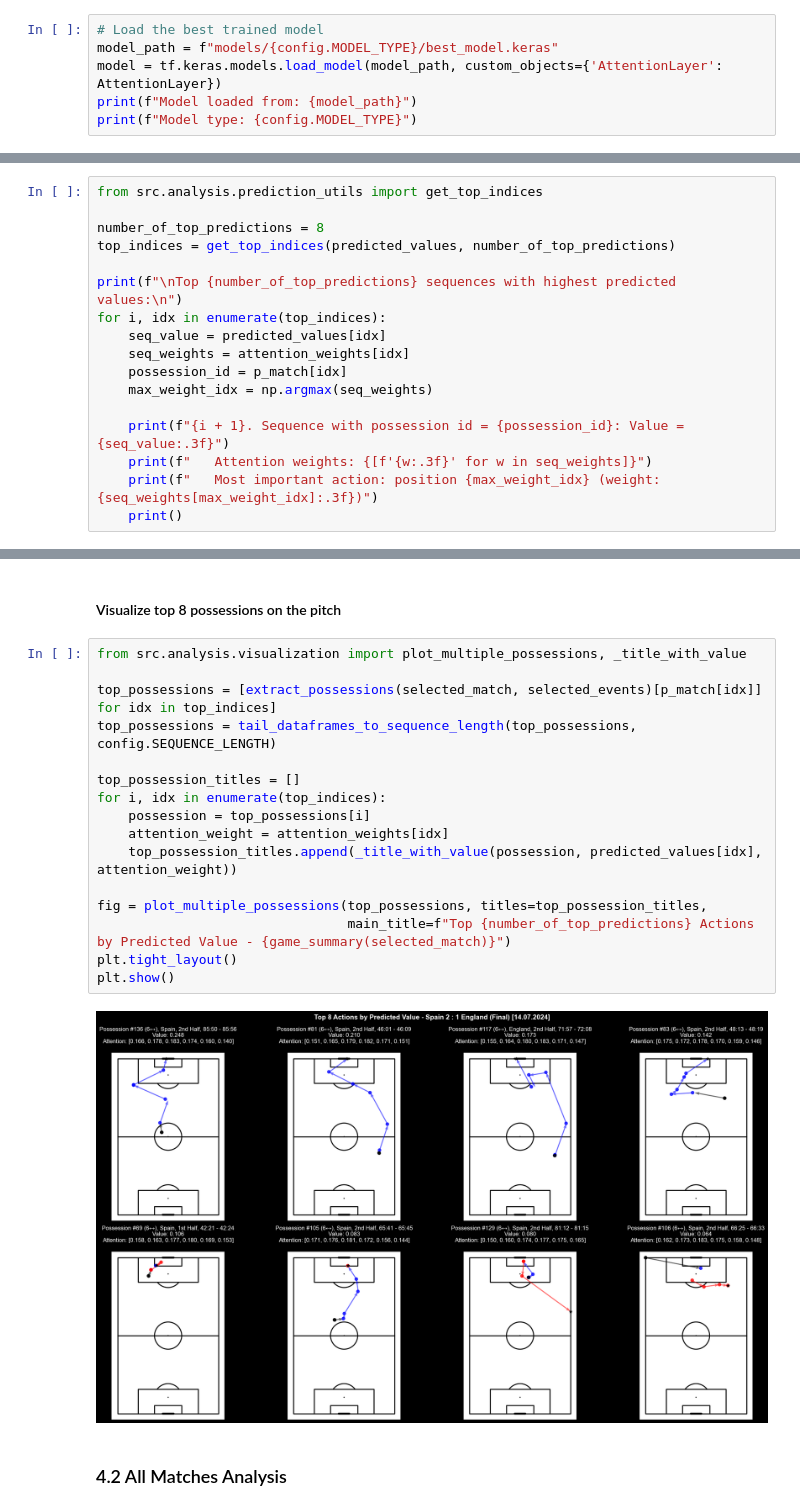
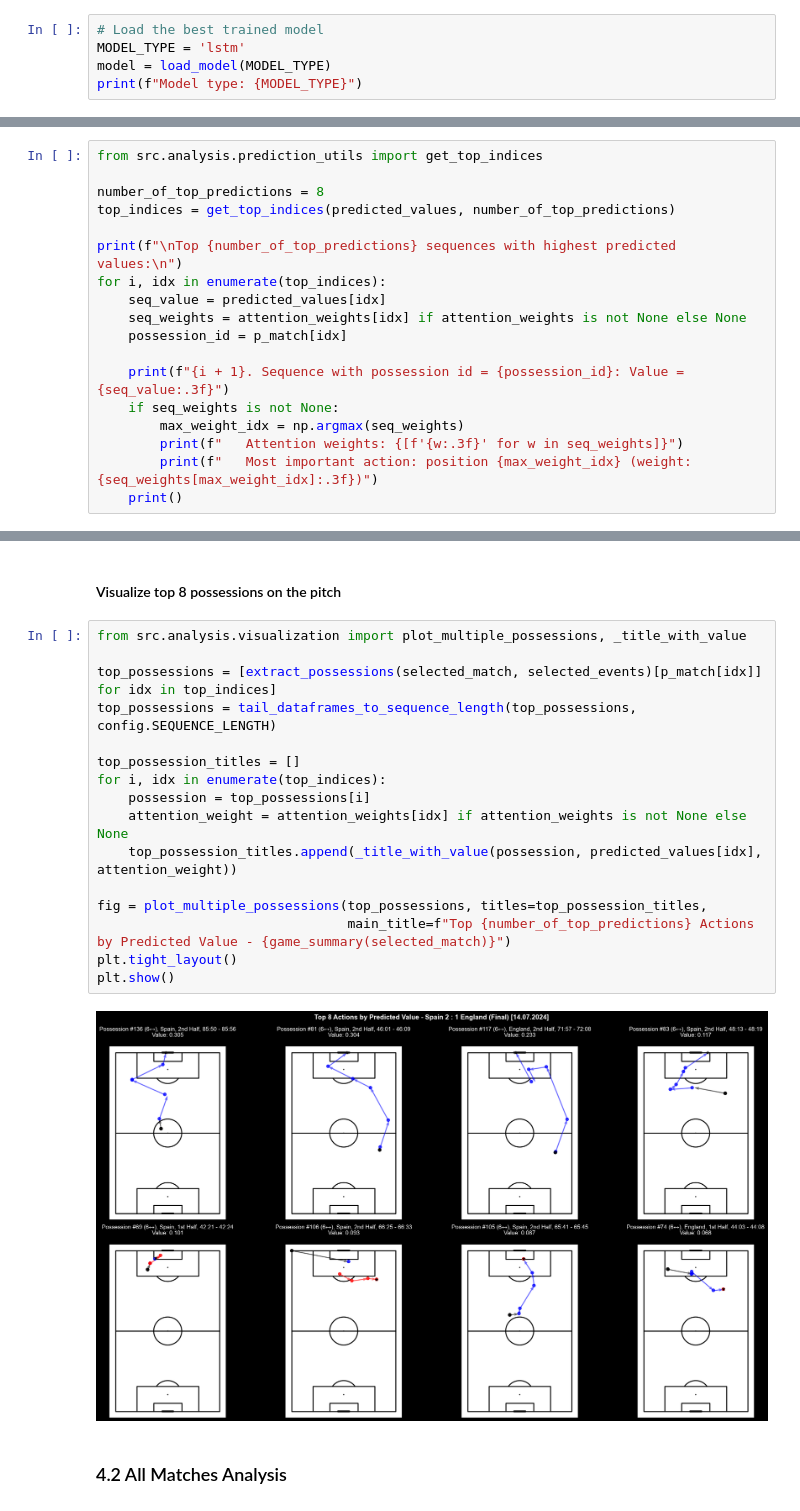
Before and after one commit to tmorcinek/statsbomb-scout, a Jupyter notebook: analysis.ipynb, the cells around one changed output, grey strips where cells are left out. Saved outputs shown, nothing was run; the diff lists cells and outputs as text.

Commit message:
Refactoring analysis.ipynb to display results from lstm model without weights.

```diff
--- a/analysis.ipynb
+++ b/analysis.ipynb
@@ -78,8 +78,7 @@ Germany 5 : 1 Scotland (Group Stage) [14.06.2024]
 ## 2. Load Trained Model
 # %%
 # Load the best trained model
-model_path = f"models/{config.MODEL_TYPE}/best_model.keras"
-model = tf.keras.models.load_model(model_path, custom_objects={'AttentionLayer': AttentionLayer})
-print(f"Model loaded from: {model_path}")
-print(f"Model type: {config.MODEL_TYPE}")
+MODEL_TYPE = 'lstm'
+model = load_model(MODEL_TYPE)
+print(f"Model type: {MODEL_TYPE}")
 # %% [output]
@@ -224,12 +266,13 @@ top_indices = get_top_indices(predicted_values, number_of_top_predictions)
 print(f"\nTop {number_of_top_predictions} sequences with highest predicted values:\n")
 for i, idx in enumerate(top_indices):
     seq_value = predicted_values[idx]
-    seq_weights = attention_weights[idx]
+    seq_weights = attention_weights[idx] if attention_weights is not None else None
     possession_id = p_match[idx]
-    max_weight_idx = np.argmax(seq_weights)
 
     print(f"{i + 1}. Sequence with possession id = {possession_id}: Value = {seq_value:.3f}")
-    print(f"   Attention weights: {[f'{w:.3f}' for w in seq_weights]}")
-    print(f"   Most important action: position {max_weight_idx} (weight: {seq_weights[max_weight_idx]:.3f})")
+    if seq_weights is not None:
+        max_weight_idx = np.argmax(seq_weights)
+        print(f"   Attention weights: {[f'{w:.3f}' for w in seq_weights]}")
+        print(f"   Most important action: position {max_weight_idx} (weight: {seq_weights[max_weight_idx]:.3f})")
     print()
 # %% [output]
@@ -255,21 +282,21 @@ Top 8 sequences with highest predicted values:
 # %%
 from src.analysis.visualization import plot_multiple_possessions, _title_with_value
 
 top_possessions = [extract_possessions(selected_match, selected_events)[p_match[idx]] for idx in top_indices]
 top_possessions = tail_dataframes_to_sequence_length(top_possessions, config.SEQUENCE_LENGTH)
 
 top_possession_titles = []
 for i, idx in enumerate(top_indices):
     possession = top_possessions[i]
-    attention_weight = attention_weights[idx]
+    attention_weight = attention_weights[idx] if attention_weights is not None else None
     top_possession_titles.append(_title_with_value(possession, predicted_values[idx], attention_weight))
 
 fig = plot_multiple_possessions(top_possessions, titles=top_possession_titles,
                                 main_title=f"Top {number_of_top_predictions} Actions by Predicted Value - {game_summary(selected_match)}")
 plt.tight_layout()
 plt.show()
 # %% [output]
-[figure, old version]
+[figure, new version]
 # %% [markdown]
 ### 4.2 All Matches Analysis
 # %% [markdown]
```
Also changed, not shown: parts of 9 cells of this notebook.
